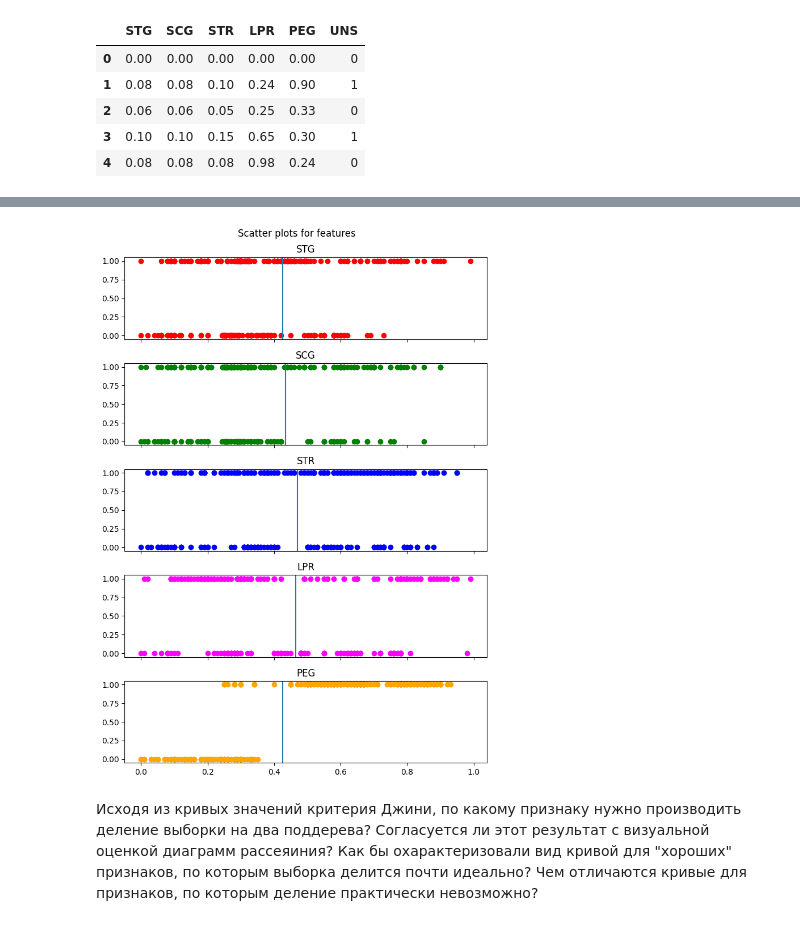
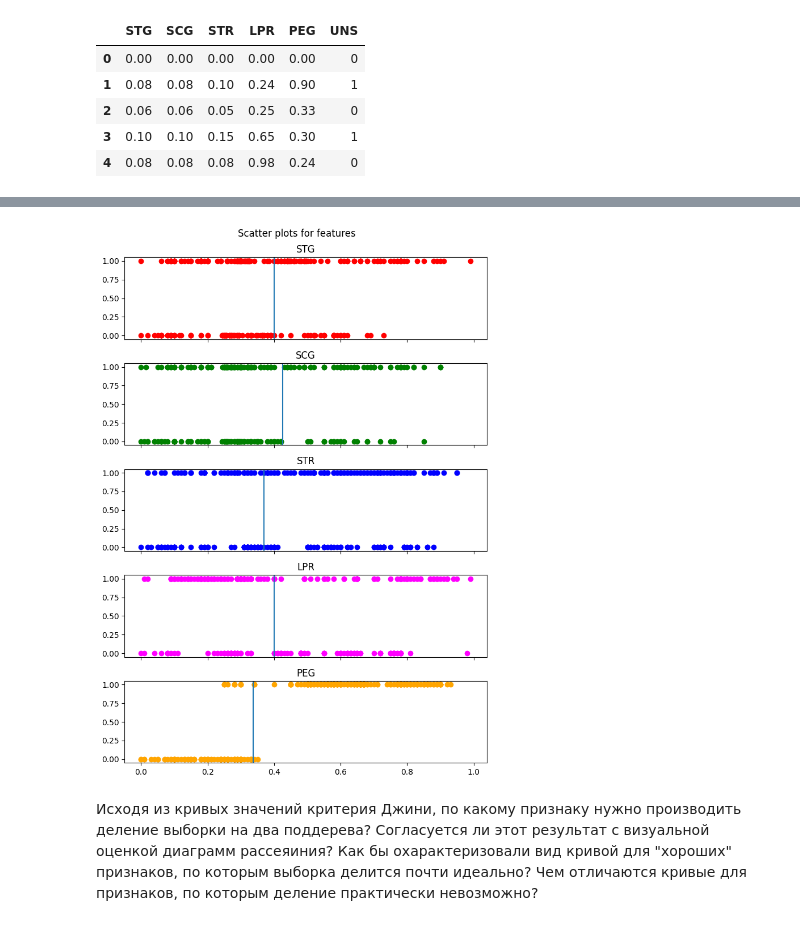
Before and after one commit to vctriusss/iad-ds-homeworks, a Jupyter notebook: hw07-trees-rf.ipynb, the cells around one changed output, grey strips where cells are left out. Saved outputs shown, nothing was run; the diff lists cells and outputs as text; code cells hidden in the pictures.

```diff
--- a/hw07-trees-rf.ipynb
+++ b/hw07-trees-rf.ipynb
@@ -64,10 +67,12 @@ $$
 
 Ответ округлите до двух знаков после запятой.
 # %%
-def gini(probs: np.ndarray) -> float:
+def gini(arr: np.ndarray) -> float:
+    probs = np.unique(arr, return_counts=True)[1] / arr.shape[0]
+
     return probs @ (1 - probs)
 
 
-print('Gini coeff =', gini(classes))
+print('Gini coeff =', gini(arr))
 # %% [output]
 Gini coeff = 0.32
@@ -100,3 +139,33 @@ from sklearn.preprocessing import LabelEncoder
+# %%
+from typing import Callable
+
+def Q_real(t_ind: int, Rm_sorted: np.ndarray, HR_m: float, impurity_func: Callable):
+    HR_l = impurity_func(Rm_sorted[:t_ind])
+    HR_r = impurity_func(Rm_sorted[t_ind:])
+
+    n = Rm_sorted.shape[0]
+
+    return HR_m - t_ind * HR_l / n - (n - t_ind) * HR_r / n
+
+
+Q_real_vec = np.vectorize(Q_real, excluded=['Rm_sorted'])
+# %%
+def Q_cat(cl: int,
+          feature_vector: np.ndarray,
+          Rm: np.ndarray,
+          HR_m: float,
+          impurity_func: Callable):
+
+    this_cls = feature_vector == cl
+    l = this_cls.sum() # Число True, т.е. сумма булевого массива
+    n = Rm.shape[0]
+
+    HR_l = impurity_func(Rm[this_cls])
+    HR_r = impurity_func(Rm[~this_cls])
+
+    return HR_m - l * HR_l / n - (n - l) * HR_r / n
+
+Q_cat_vec = np.vectorize(Q_cat, excluded=['feature_vector', 'Rm'])
 # %%
 def find_best_split(
     feature_vector: Union[np.ndarray, pd.DataFrame],
@@ -357,7 +436,7 @@ data.head()
 # %%
 features =  data.columns[:-1]
 
-res = {f: find_best_split(data[f], None, 'regression') for f in features}
+res = {f: find_best_split(data[f], data['UNS'], task='classification', feature_type='real') for f in features}
 # %%
 plt.figure(figsize=(10, 7))
 plt.title('Impurity of features')
@@ -376,15 +455,15 @@ plt.show()
 # %%
 fig, axs = plt.subplots(5, 1, figsize=(7, 10), sharex=True)
 fig.suptitle('Scatter plots for features')
 
 for i, color, feature in zip(range(5), colors, features):
     axs[i].set_title(feature)
-    axs[i].scatter(data[feature], data['UNS'], color=color, label=feature)
-    axs[i].axvline(res[feature][2])  # оптимальный порог
+    axs[i].scatter(data[feature], data['UNS'], color=color)
+    axs[i].axvline(res[feature][2])  # вертикальная линия - оптимальный порог
 
 plt.tight_layout()
 plt.show()
 # %% [output]
-[figure, old version]
+[figure, new version]
 # %% [markdown]
 Исходя из кривых значений критерия Джини, по какому признаку нужно производить деление выборки на два поддерева? Согласуется ли этот результат с визуальной оценкой диаграмм рассеяиния? Как бы охарактеризовали вид кривой для "хороших" признаков, по которым выборка делится почти идеально? Чем отличаются кривые для признаков, по которым деление практически невозможно?
```
Also changed, not shown: parts of 71 cells of this notebook, 1 other file.
